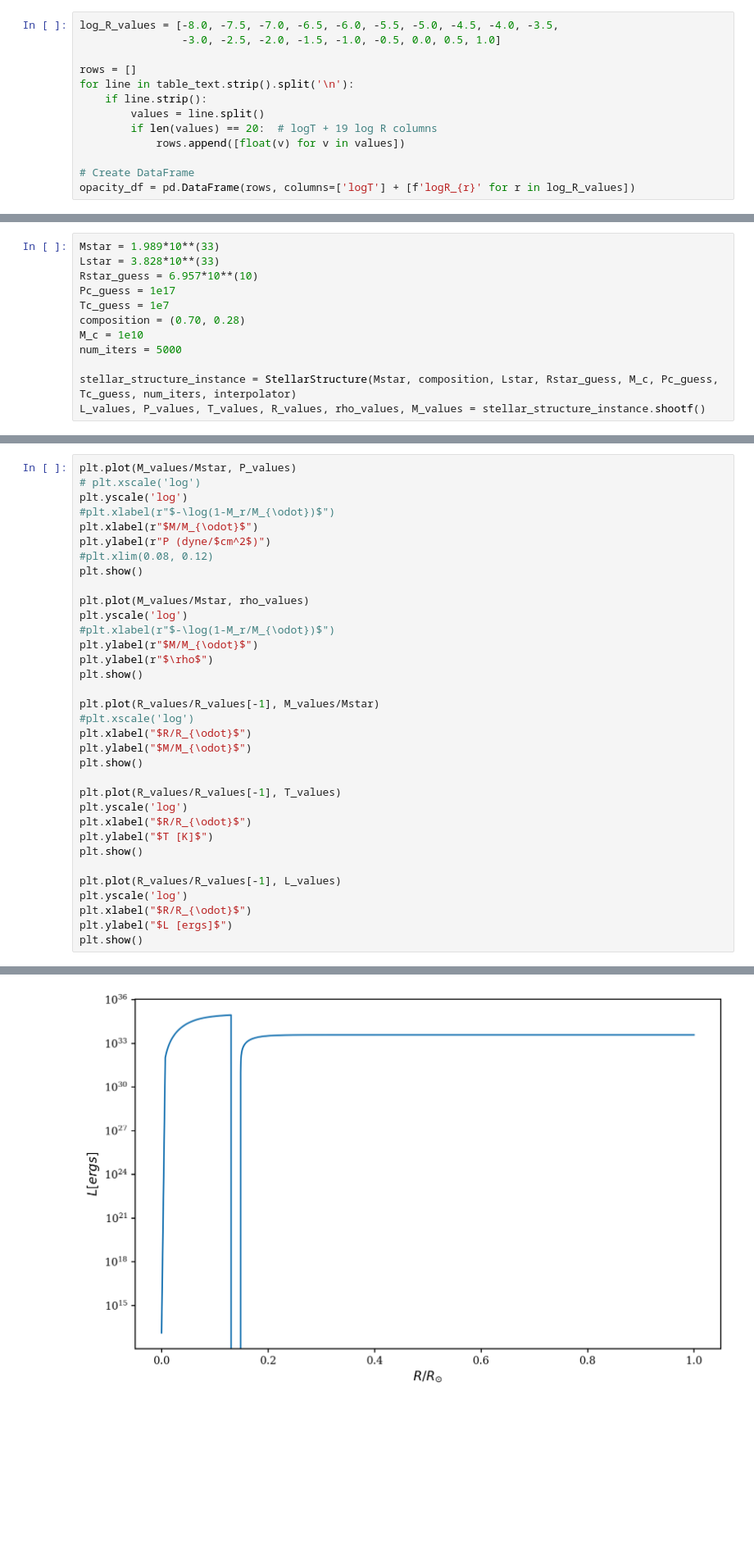
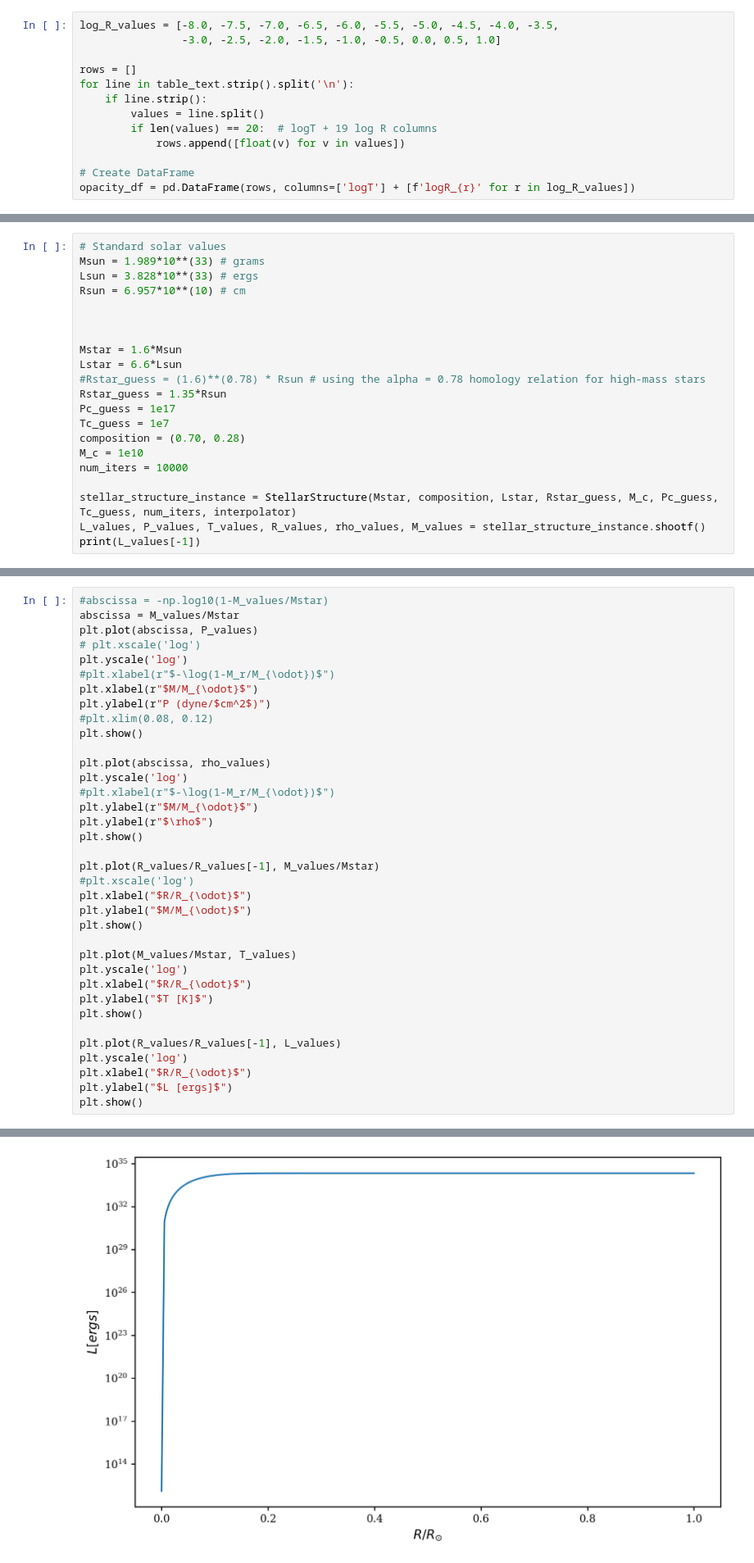
Before and after one commit to iam37/Stellar_Structure_Calculation, a Jupyter notebook: stellar_structure_calculation_workbook.ipynb, the cells around one changed output, grey strips where cells are left out. Shown at 82% size. Saved outputs shown, nothing was run; the diff lists cells and outputs as text; blank space fills up the shorter version.

```diff
--- a/stellar_structure_calculation_workbook.ipynb
+++ b/stellar_structure_calculation_workbook.ipynb
@@ -125,15 +136,24 @@ Here we integrate the equations of stellar structure to model the interior prope
 # %%
-Mstar = 1.989*10**(33)
-Lstar = 3.828*10**(33)
-Rstar_guess = 6.957*10**(10)
+# Standard solar values
+Msun = 1.989*10**(33) # grams
+Lsun = 3.828*10**(33) # ergs
+Rsun = 6.957*10**(10) # cm
+
+
+
+Mstar = 1.6*Msun
+Lstar = 6.6*Lsun
+#Rstar_guess = (1.6)**(0.78) * Rsun # using the alpha = 0.78 homology relation for high-mass stars
+Rstar_guess = 1.35*Rsun
 Pc_guess = 1e17
 Tc_guess = 1e7
 composition = (0.70, 0.28)
 M_c = 1e10
-num_iters = 5000
+num_iters = 10000
 
 stellar_structure_instance = StellarStructure(Mstar, composition, Lstar, Rstar_guess, M_c, Pc_guess, Tc_guess, num_iters, interpolator)
 L_values, P_values, T_values, R_values, rho_values, M_values = stellar_structure_instance.shootf()
+print(L_values[-1])
 # %% [output]
 initiating outward integration
 initiating inward integration
@@ -155,5 +175,7 @@ initiating inward integration
 # %%
-plt.plot(M_values/Mstar, P_values)
+#abscissa = -np.log10(1-M_values/Mstar)
+abscissa = M_values/Mstar
+plt.plot(abscissa, P_values)
 # plt.xscale('log')
 plt.yscale('log')
 #plt.xlabel(r"$-\log(1-M_r/M_{\odot})$")
@@ -162,7 +184,7 @@ plt.ylabel(r"P (dyne/$cm^2$)")
 #plt.xlim(0.08, 0.12)
 plt.show()
 
-plt.plot(M_values/Mstar, rho_values)
+plt.plot(abscissa, rho_values)
 plt.yscale('log')
 #plt.xlabel(r"$-\log(1-M_r/M_{\odot})$")
 plt.ylabel(r"$M/M_{\odot}$")
@@ -175,7 +197,7 @@ plt.xlabel("$R/R_{\odot}$")
 plt.ylabel("$M/M_{\odot}$")
 plt.show()
 
-plt.plot(R_values/R_values[-1], T_values)
+plt.plot(M_values/Mstar, T_values)
 plt.yscale('log')
 plt.xlabel("$R/R_{\odot}$")
 plt.ylabel("$T [K]$")
@@ -194 +216 @@ plt.show()
-[figure, old version]
+[figure, new version]
```
Also changed, not shown: parts of 9 cells of this notebook, 2 other files.
